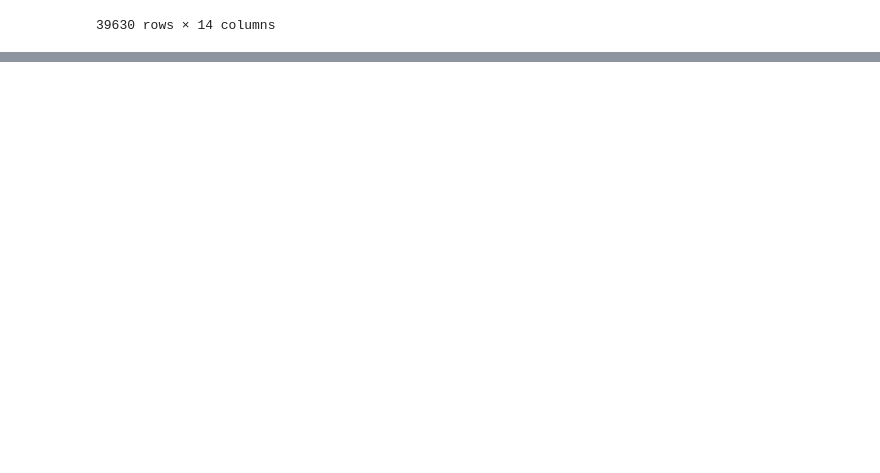
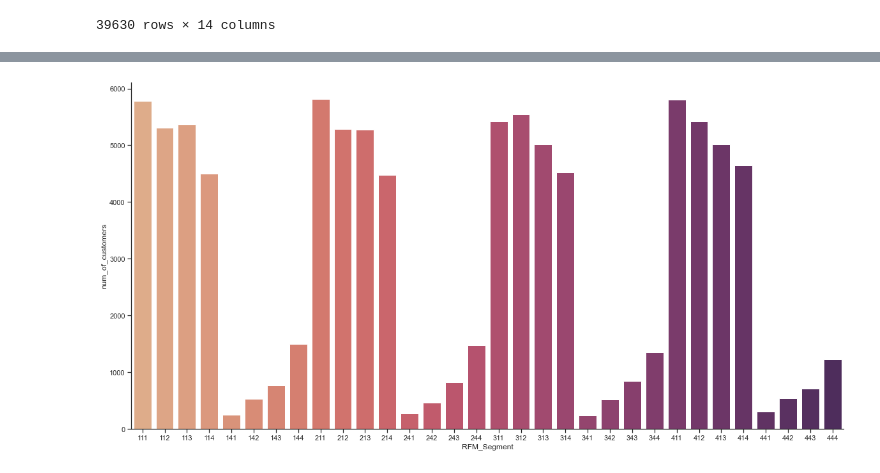
Before and after one commit to zhaskanat123/e-commerce, a Jupyter notebook: e-commers.ipynb, the cells around one changed output, grey strips where cells are left out. Saved outputs shown, nothing was run; the diff lists cells and outputs as text; code cells hidden in the pictures; blank space fills up the shorter version.

```diff
--- a/e-commers.ipynb
+++ b/e-commers.ipynb
@@ -796,0 +808,21 @@ period = 365
+# %%
+def rfm_score(x, metric_name):
+    quantile_25 = rfm_df[metric_name].quantile(0.25)
+    quantile_50 = rfm_df[metric_name].quantile(0.50)
+    quantile_75 = rfm_df[metric_name].quantile(0.75)
+    if x <= quantile_25:
+        return 1
+    elif x <= quantile_50:
+        return 2
+    elif x <= quantile_75:
+        return 3
+    else:
+        return 4
+# %%
+rfm_df['R'] = rfm_df['Recency'].apply(rfm_score, 'Recency')
+rfm_df['F'] = rfm_df['Frequency'].apply(rfm_score, 'Frequency')
+rfm_df['M'] = rfm_df['Monetary'].apply(rfm_score, 'Monetary')
+# %%
+# Объединение в один RFM-сегмент
+rfm_df['RFM_Segment'] = rfm_df['R'].map(str) + rfm_df['F'].map(str) + rfm_df['M'].map(str)
+rfm_df['RFM_Score'] = rfm_df[['R', 'F', 'M']].sum(axis=1)
@@ -796,0 +852,5 @@ period = 365
+# %%
+rfm_graph = rfm_df.groupby('RFM_Segment', as_index=False) \
+               .agg({'customer_unique_id': 'count'}) \
+               .rename(columns={'customer_unique_id': 'num_of_customers'})
+rfm_graph.head()
@@ -796,0 +868,5 @@ period = 365
+# %%
+sns.barplot(data=rfm_graph, x='RFM_Segment', y='num_of_customers', palette="flare")
+sns.despine()
+# %% [output]
+[figure, added]
```
Also changed, not shown: parts of 41 cells of this notebook, 1 other file.
